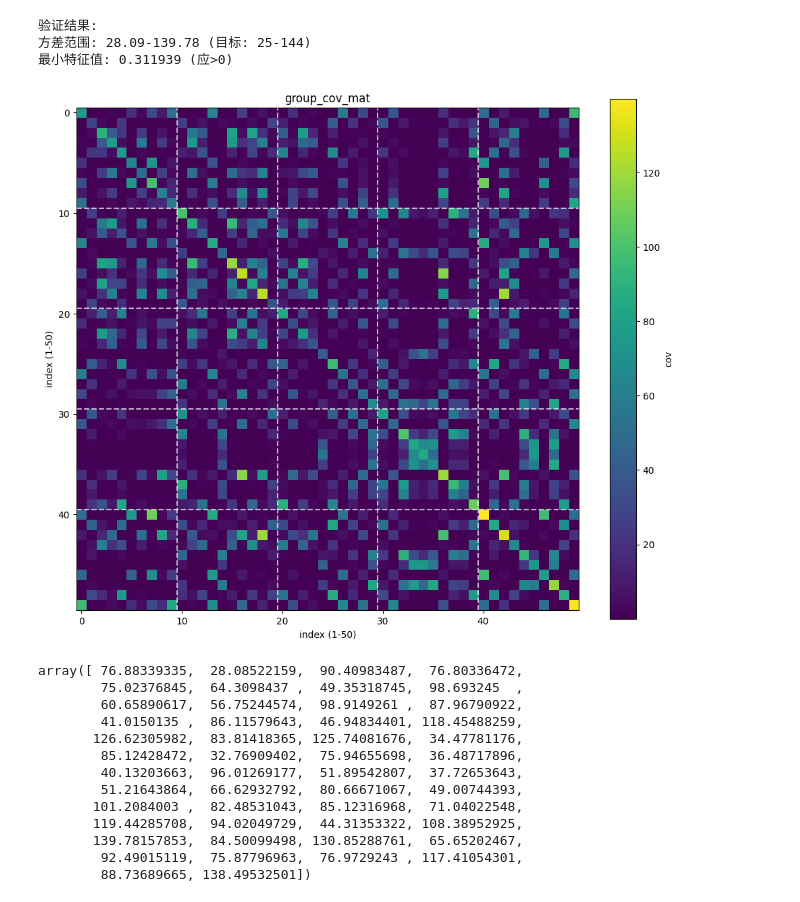
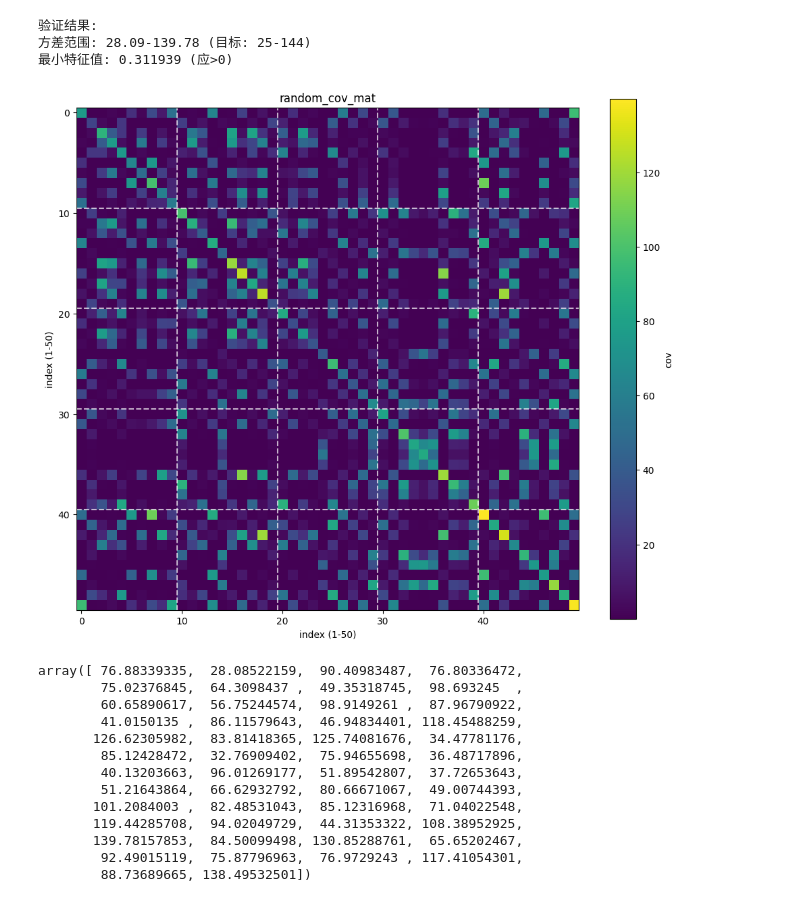
Before and after one commit to Silver439/Pilot, a Jupyter notebook: random_generate.ipynb, the cells around one changed output. Saved outputs shown, nothing was run; the diff lists cells and outputs as text; code cells hidden in the pictures.

```diff
--- a/random_generate.ipynb
+++ b/random_generate.ipynb
@@ -190,35 +190,35 @@ std_devs = np.sqrt(variances)
 D = np.diag(std_devs)
 
 cov_matrix = D @ corr_matrix @ D
 
 print("验证结果:")
 print(f"方差范围: {np.min(np.diag(cov_matrix)):.2f}-{np.max(np.diag(cov_matrix)):.2f} (目标: 25-144)")
 print(f"最小特征值: {np.min(np.linalg.eigvals(cov_matrix)):.6f} (应>0)")
 
 np.savetxt('group_cov.txt',
            cov_matrix,
            fmt='%.6f',
            header='协方差矩阵（对角线方差=25-144）\n基于分组相关性矩阵生成')
 
 import matplotlib.pyplot as plt
 plt.figure(figsize=(12,10))
 plt.imshow(cov_matrix, cmap='viridis')
 cbar = plt.colorbar()
 cbar.set_label('cov')
 
 for g in range(1,5):
     plt.axhline(y=g*10-0.5, color='white', linestyle='--', alpha=0.7)
     plt.axvline(x=g*10-0.5, color='white', linestyle='--', alpha=0.7)
 
-plt.title('group_cov_mat')
+plt.title('random_cov_mat')
 plt.xlabel('index (1-50)')
 plt.ylabel('index (1-50)')
 plt.show()
 # %% [output]
 验证结果:
 方差范围: 28.09-139.78 (目标: 25-144)
 最小特征值: 0.311939 (应>0)
-[figure, old version]
+[figure, new version]
 # %%
 variances
 # %% [output]
```
Also changed, not shown: parts of 2 cells of this notebook, 19 other files.
